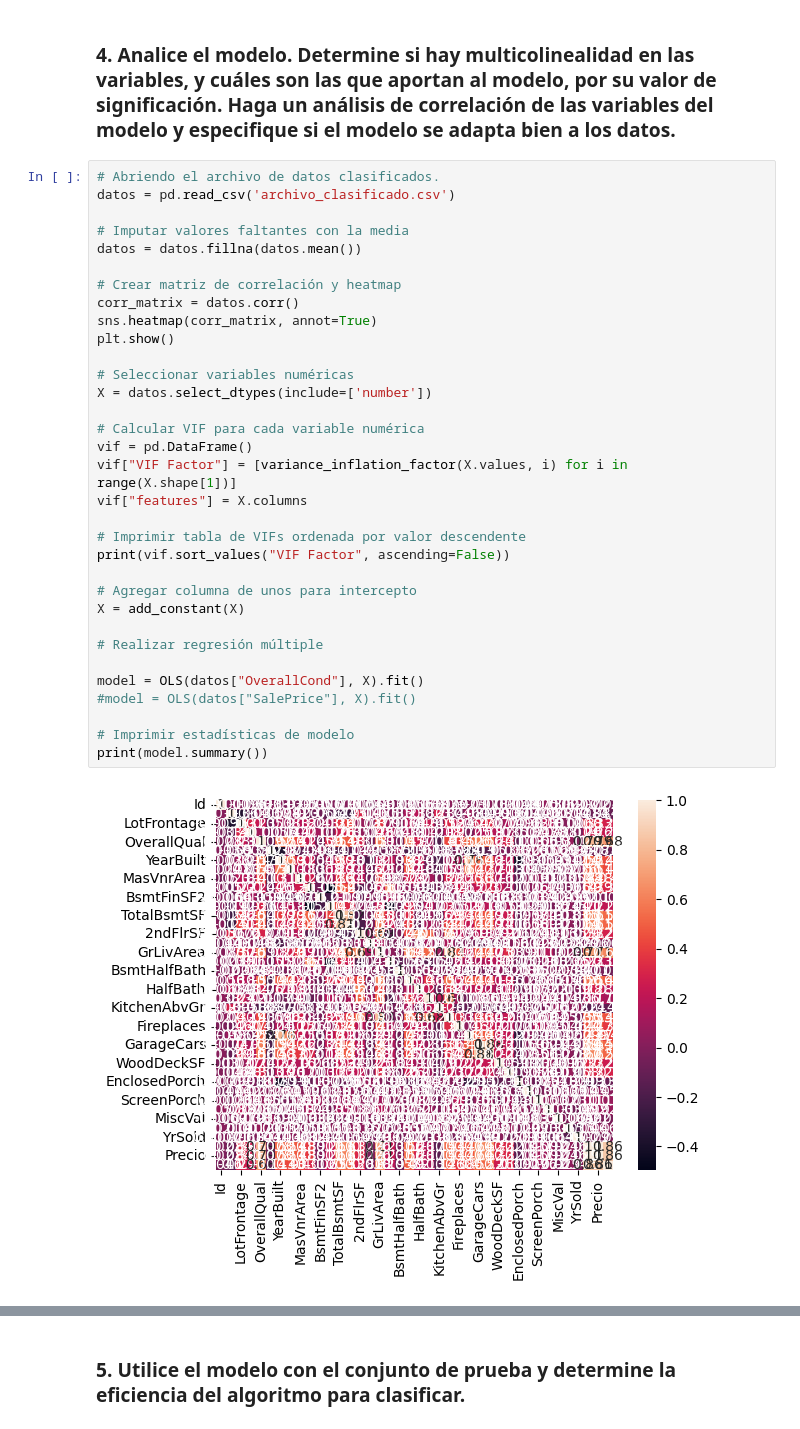
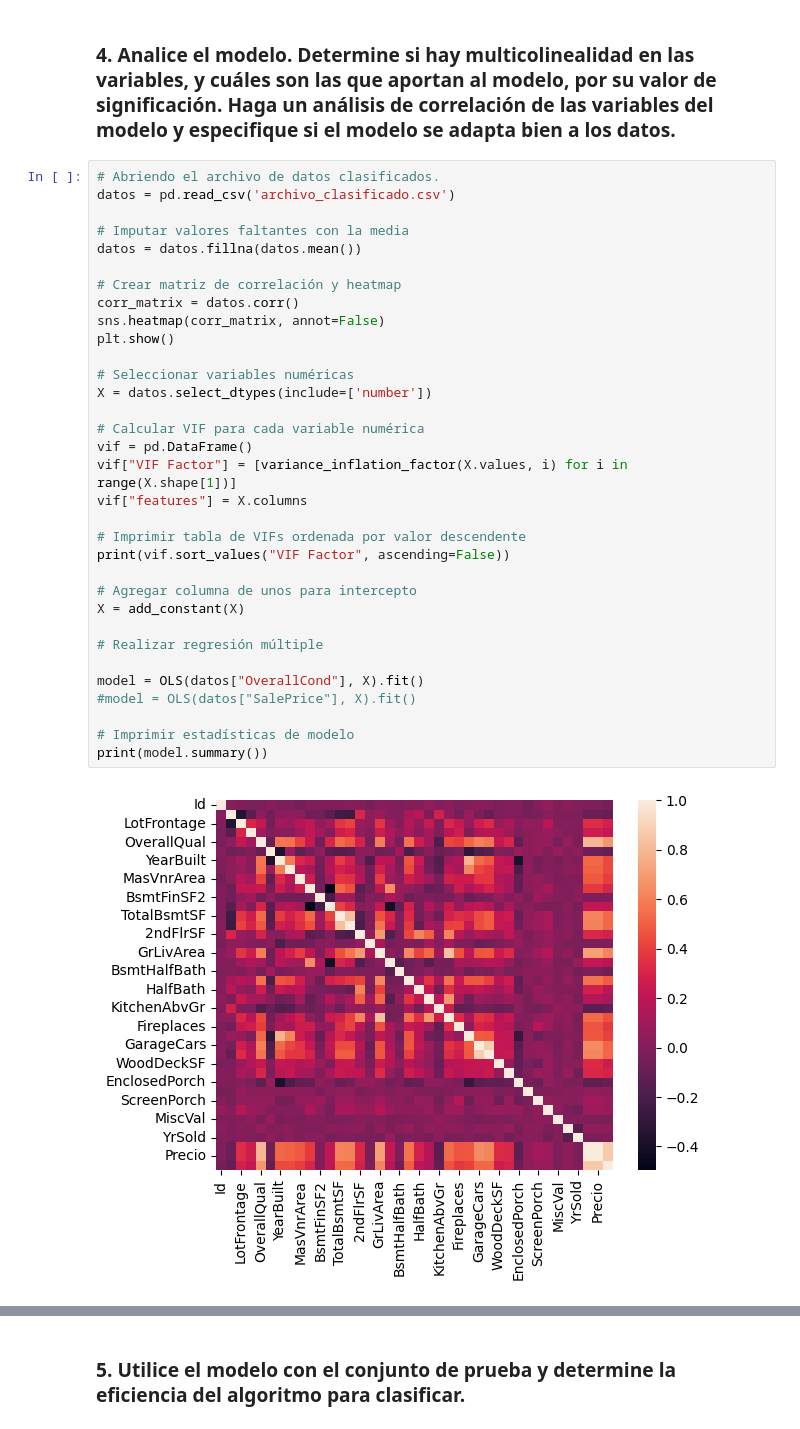
Before and after one commit to Javier19-cmd/HT6-Miner-a, a Jupyter notebook: main.ipynb, the cells around one changed output, grey strips where cells are left out. Cells and saved outputs as stored; diff of their text form.

```diff
--- a/main.ipynb
+++ b/main.ipynb
@@ -279,35 +296,35 @@ datos = pd.read_csv('archivo_clasificado.csv')
 
 # Imputar valores faltantes con la media
 datos = datos.fillna(datos.mean())
 
 # Crear matriz de correlación y heatmap
 corr_matrix = datos.corr()
-sns.heatmap(corr_matrix, annot=True)
+sns.heatmap(corr_matrix, annot=False)
 plt.show()
 
 # Seleccionar variables numéricas
 X = datos.select_dtypes(include=['number'])
 
 # Calcular VIF para cada variable numérica
 vif = pd.DataFrame()
 vif["VIF Factor"] = [variance_inflation_factor(X.values, i) for i in range(X.shape[1])]
 vif["features"] = X.columns
 
 # Imprimir tabla de VIFs ordenada por valor descendente
 print(vif.sort_values("VIF Factor", ascending=False))
 
 # Agregar columna de unos para intercepto
 X = add_constant(X)
 
 # Realizar regresión múltiple
 
 model = OLS(datos["OverallCond"], X).fit()
 #model = OLS(datos["SalePrice"], X).fit()
 
 # Imprimir estadísticas de modelo
 print(model.summary())
 # %% [output]
-[figure, old version]
+[figure, new version]
       VIF Factor       features
 13           inf       1stFlrSF
 11           inf      BsmtUnfSF
```
Also changed, not shown: parts of 8 cells of this notebook.
